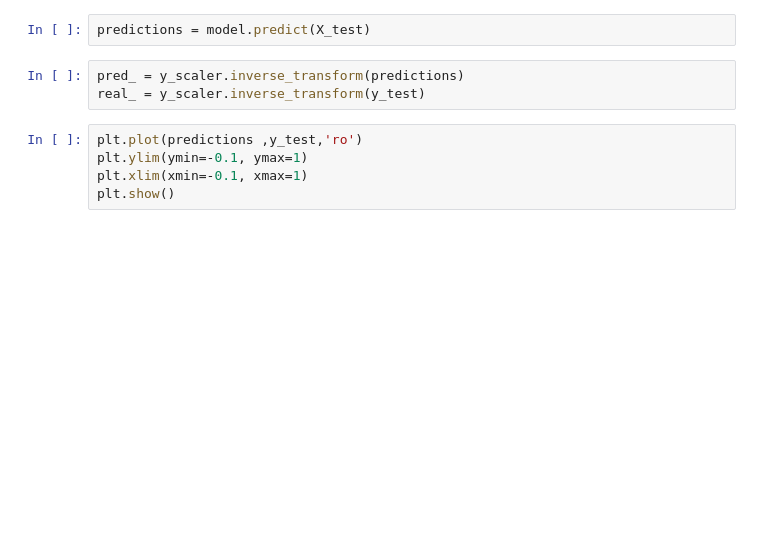
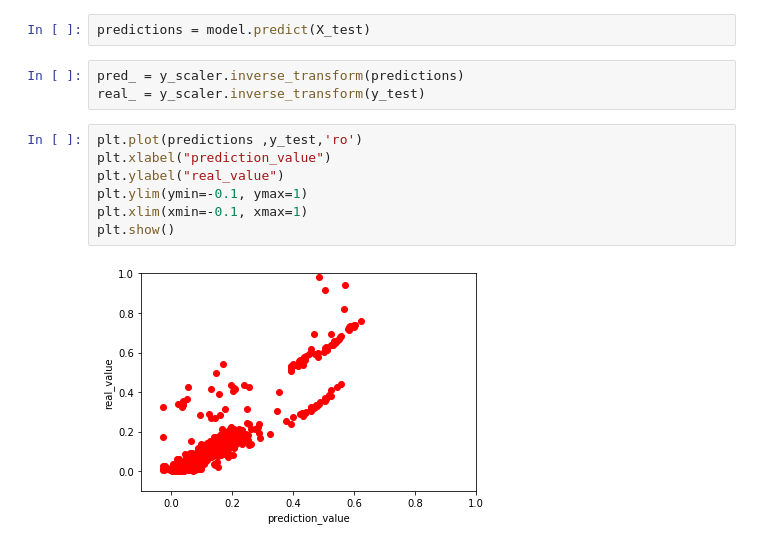
Before and after one commit to maravenag/kaggle, a Jupyter notebook: insurance_regression/Insurance.ipynb, the cells around one changed output. Drawn from its saved outputs; the diff is of its cells as text; blank space fills up the shorter version.

```diff
--- a/insurance_regression/Insurance.ipynb
+++ b/insurance_regression/Insurance.ipynb
@@ -89,6 +91,10 @@ pred_ = y_scaler.inverse_transform(predictions)
 real_ = y_scaler.inverse_transform(y_test)
 # %%
 plt.plot(predictions ,y_test,'ro')
+plt.xlabel("prediction_value")
+plt.ylabel("real_value")
 plt.ylim(ymin=-0.1, ymax=1)
 plt.xlim(xmin=-0.1, xmax=1)
 plt.show()
+# %% [output]
+[figure, added]
```
Also changed, not shown: parts of 1 cell of this notebook.
